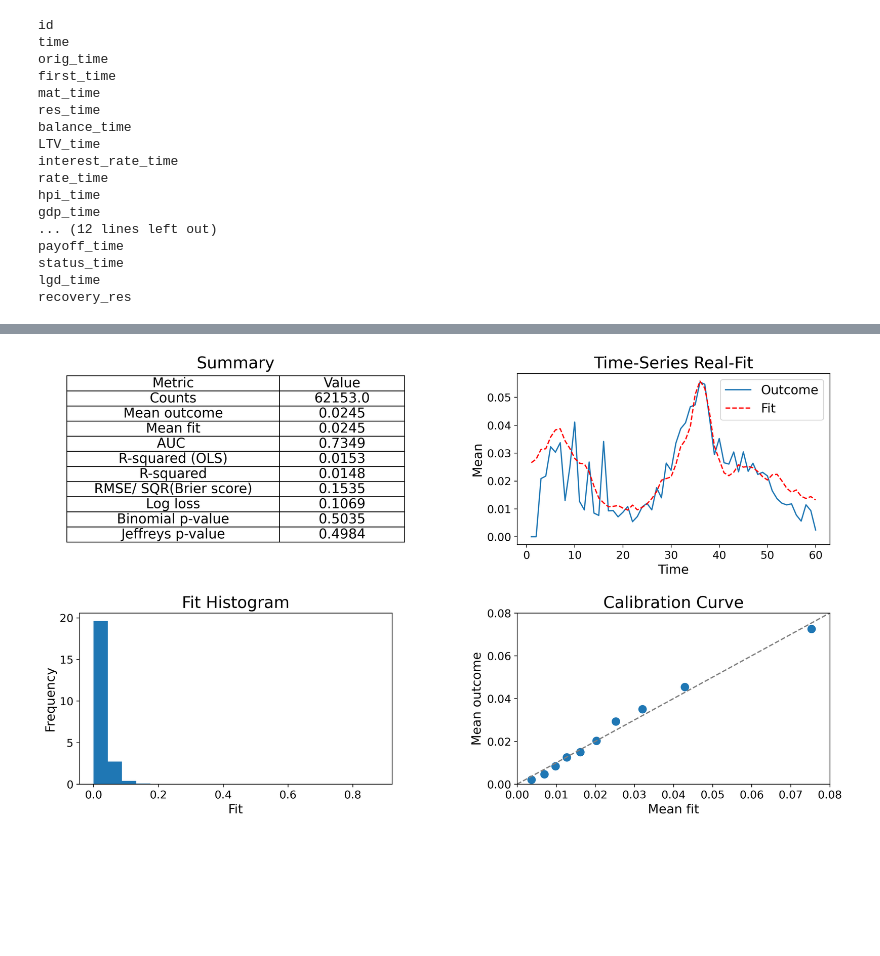
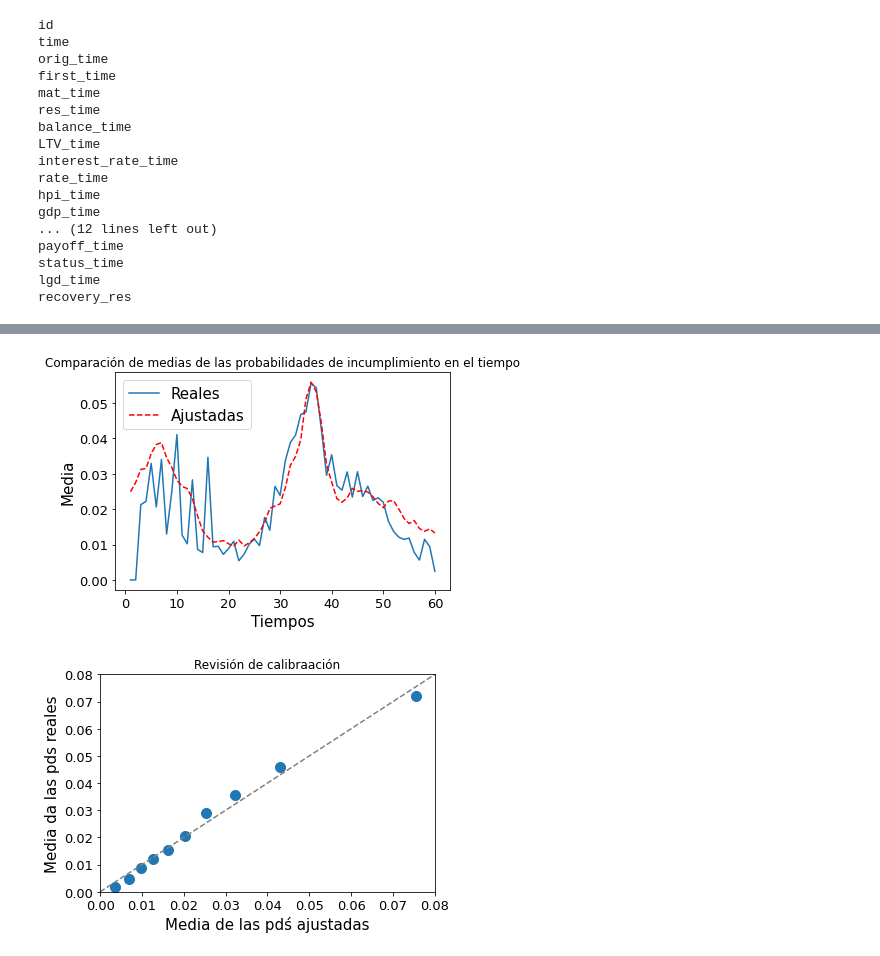
Before and after one commit to arenitss/Proyecto_Final_Analisis_Numerico_Computo_Cientifico, a Jupyter notebook: notebooks/pds_instancia_aws.ipynb, the cells around one changed output, grey strips where cells are left out. Drawn from its saved outputs; the diff is of its cells as text; code cells hidden in the pictures; blank space fills up the shorter version.

Commit message:
Se limpian las librerias que no se usan y se dejan comentadas las instrucciones para la conexión de AWS, se hacen funciones de las graficas de resultados

```diff
--- a/notebooks/pds_instancia_aws.ipynb
+++ b/notebooks/pds_instancia_aws.ipynb
@@ -177,3 +163,4 @@ hpi_orig_time               0.0146      0.001     11.523      0.000       0.012
 # %%
-# Se aplica el modelo a la base
+# Se aplica el modelo a la base y se guerda en data2
 PD_logit_model = pd.DataFrame(model_lr.fittedvalues, columns=['PD_logit_model'])
+data2 = pd.merge(data[['default_time','time']],PD_logit_model, right_index=True, left_index=True)
@@ -196,3 +166,0 @@ PD_logit_model
-# %%
-# Hacemos una tabla con default o no default para cada tiempo que estamos estimando y su respectiva probabilidad
-data2 = pd.merge(df[['default_time','time']],PD_logit_model, right_index=True, left_index=True)
@@ -326,7 +167,20 @@ def validation(fit, outcome , time, continuous=False):
-# %%
-# Corremos la función
-# Hacemos conclusiones
-# Nótese las PDs elevadas en el periodo de crisis
-validation(data2.PD_logit_model, data2.default_time, data2.time)
-# %% [output]
-[figure, removed]
+# %%
+# Con esta funcion graficamos los valores  promedio de las PDś en el tiempo contra las del modelo
+def grafica_medias(fit, outcome , time, continuous=False):
+    fitP=pd.DataFrame(data=fit)
+    outcomeP=pd.DataFrame(data=outcome)
+    timeP=pd.DataFrame(data=time)
+    data_in = pd.concat([fitP, outcomeP, timeP], axis=1)
+    data_in.columns = ['fit', 'outcome', 'time']
+    means = data_in.groupby('time')[['fit', 'outcome']].mean().reset_index(drop=False)
+    plt.title('Comparación de medias de las probabilidades de incumplimiento en el tiempo')
+    plt.plot(means['time'],means['outcome'])
+    plt.plot(means['time'],means['fit'], color='red', ls='dashed')
+    plt.xlabel('Tiempos', fontsize=15)
+    plt.ylabel('Media', fontsize=15)
+    plt.tick_params(axis='both', labelsize=13)
+    plt.legend(('Reales','Ajustadas'), loc='best', fontsize=15)
+# %%
+grafica_medias(data2.PD_logit_model, data2.default_time, data2.time)
+# %% [output]
+[figure, added]
@@ -333,3 +216,7 @@ validation(data2.PD_logit_model, data2.default_time, data2.time)
+# %%
+grafica_ajuste(data2.PD_logit_model, data2.default_time, data2.time)
+# %% [output]
+[figure, added]
 # %%
 # El analisis de componentes principales se hará para ejemplificar la reduccion de dimensionalidad con PCA
 # La variable de estado tiene los siguientes valores:
```
Also changed, not shown: parts of 52 cells of this notebook.
